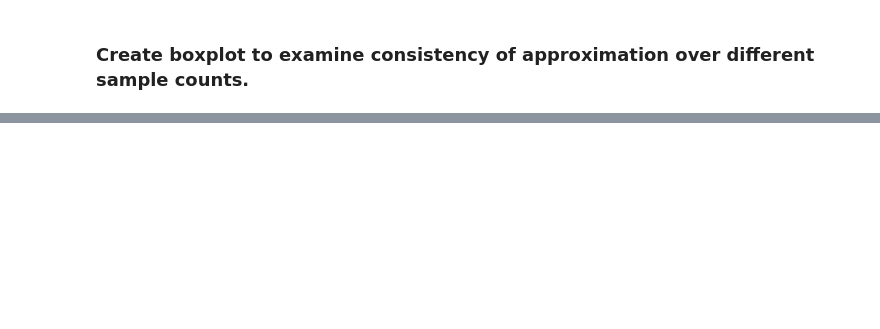
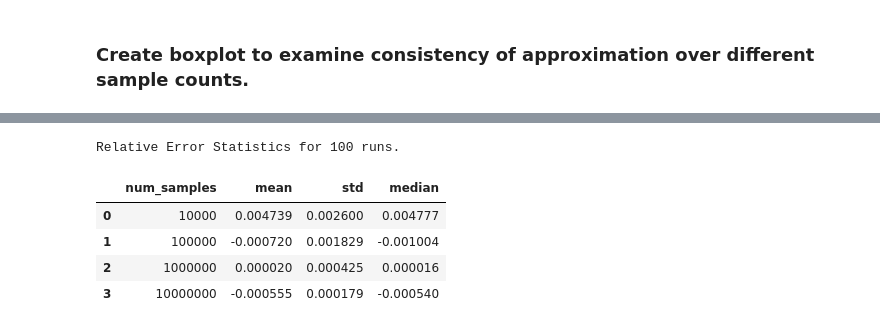
Before and after one commit to flxw/cluster-computing-up, a Jupyter notebook: blatt2/aufgabe_2_3/Plot Results.ipynb, the cells around one changed output, grey strips where cells are left out. Drawn from its saved outputs; the diff is of its cells as text; code cells hidden in the pictures; blank space fills up the shorter version.

```diff
--- a/blatt2/aufgabe_2_3/Plot Results.ipynb
+++ b/blatt2/aufgabe_2_3/Plot Results.ipynb
@@ -15 +24,27 @@ df.plot(x="num_threads", y="exec_time")
+# %%
+consistency_result = "./zuse_results/consistency_results_montecarlo_pi.csv"
+print "Relative Error Statistics for 100 runs."
+df = pd.read_csv(consistency_result)
+mean_re = df.groupby(by="num_samples").mean()["relative_error"].as_matrix()
+std_re = df.groupby(by="num_samples").std()["relative_error"].as_matrix()
+median_re = df.groupby(by="num_samples").median()["relative_error"].as_matrix()
+stats_df = pd.DataFrame(
+    data=np.array([
+        df["num_samples"].unique(),
+        mean_re,
+        std_re,
+        median_re
+    ]).transpose(),
+    columns=["num_samples", "mean", "std", "median"]
+)
+
+stats_df["num_samples"] = stats_df["num_samples"].astype(np.int64)
+stats_df
+# %% [output]
+Relative Error Statistics for 100 runs.
+|  | num_samples | mean | std | median |
+| 0 | 10000 | 0.004739 | 0.002600 | 0.004777 |
+| 1 | 100000 | -0.000720 | 0.001829 | -0.001004 |
+| 2 | 1000000 | 0.000020 | 0.000425 | 0.000016 |
+| 3 | 10000000 | -0.000555 | 0.000179 | -0.000540 |
 # %%
```
Also changed, not shown: parts of 5 cells of this notebook, 7 other files.
